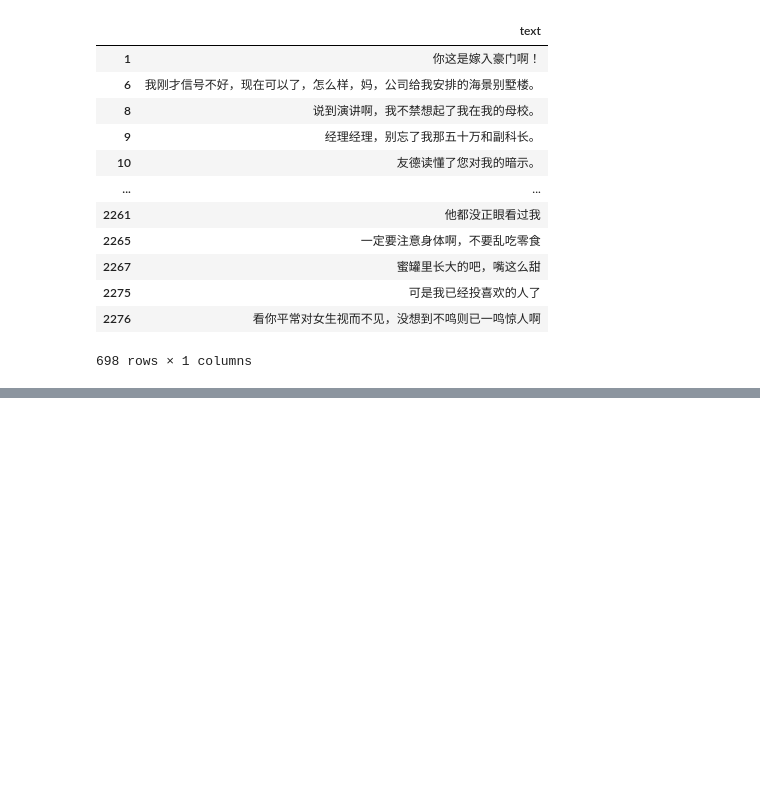
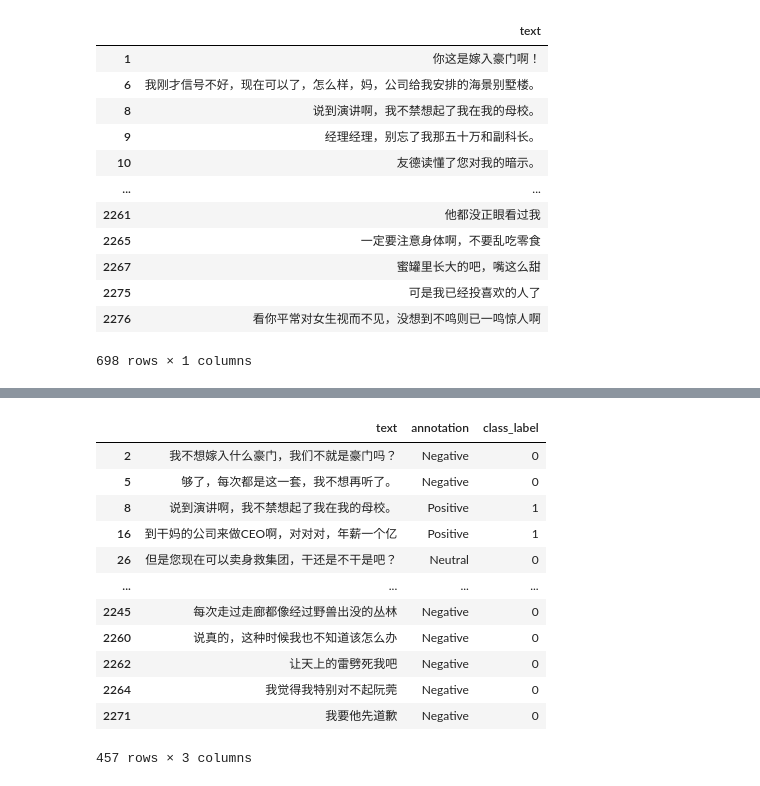
Before and after one commit to HEBAULC/Multimodal-End2end-Sparse, a Jupyter notebook: preprocessing/preprocess_mosei.ipynb, the cells around one changed output, grey strips where cells are left out. Cells and saved outputs as stored; diff of their text form; code cells hidden in the pictures; blank space fills up the shorter version.

```diff
--- a/preprocessing/preprocess_mosei.ipynb
+++ b/preprocessing/preprocess_mosei.ipynb
@@ -494,0 +671,6 @@ positive_df.to_csv(f'{base_label_output_path}/pos.csv',header=0,index=False)
+# %%
+# 提取验证集文本和注释
+# 提取验证集train_label
+test_text_df=df2[(df2['mode']=='test')]
+test_text_df=test_text_df[['text','annotation']]
+test_text_df
@@ -494,0 +691,20 @@ positive_df.to_csv(f'{base_label_output_path}/pos.csv',header=0,index=False)
+# %%
+# 新增一列 并按条件赋值
+test_text_df['class_label'] = -1
+test_text_df.loc[test_text_df["annotation"] == 'Positive',"class_label"] = 1
+test_text_df.loc[test_text_df["annotation"] != 'Positive',"class_label"] = 0
+test_text_df
+# %% [output]
+|  | text | annotation | class_label |
+| 2 | 我不想嫁入什么豪门，我们不就是豪门吗？ | Negative | 0 |
+| 5 | 够了，每次都是这一套，我不想再听了。 | Negative | 0 |
+| 8 | 说到演讲啊，我不禁想起了我在我的母校。 | Positive | 1 |
+| 16 | 到干妈的公司来做CEO啊，对对对，年薪一个亿 | Positive | 1 |
+| 26 | 但是您现在可以卖身救集团，干还是不干是吧？ | Neutral | 0 |
+| ... | ... | ... | ... |
+| 2245 | 每次走过走廊都像经过野兽出没的丛林 | Negative | 0 |
+| 2260 | 说真的，这种时候我也不知道该怎么办 | Negative | 0 |
+| 2262 | 让天上的雷劈死我吧 | Negative | 0 |
+| 2264 | 我觉得我特别对不起阮莞 | Negative | 0 |
+| 2271 | 我要他先道歉 | Negative | 0 |
+457 rows × 3 columns
```
Also changed, not shown: parts of 19 cells of this notebook, 6 other files.
